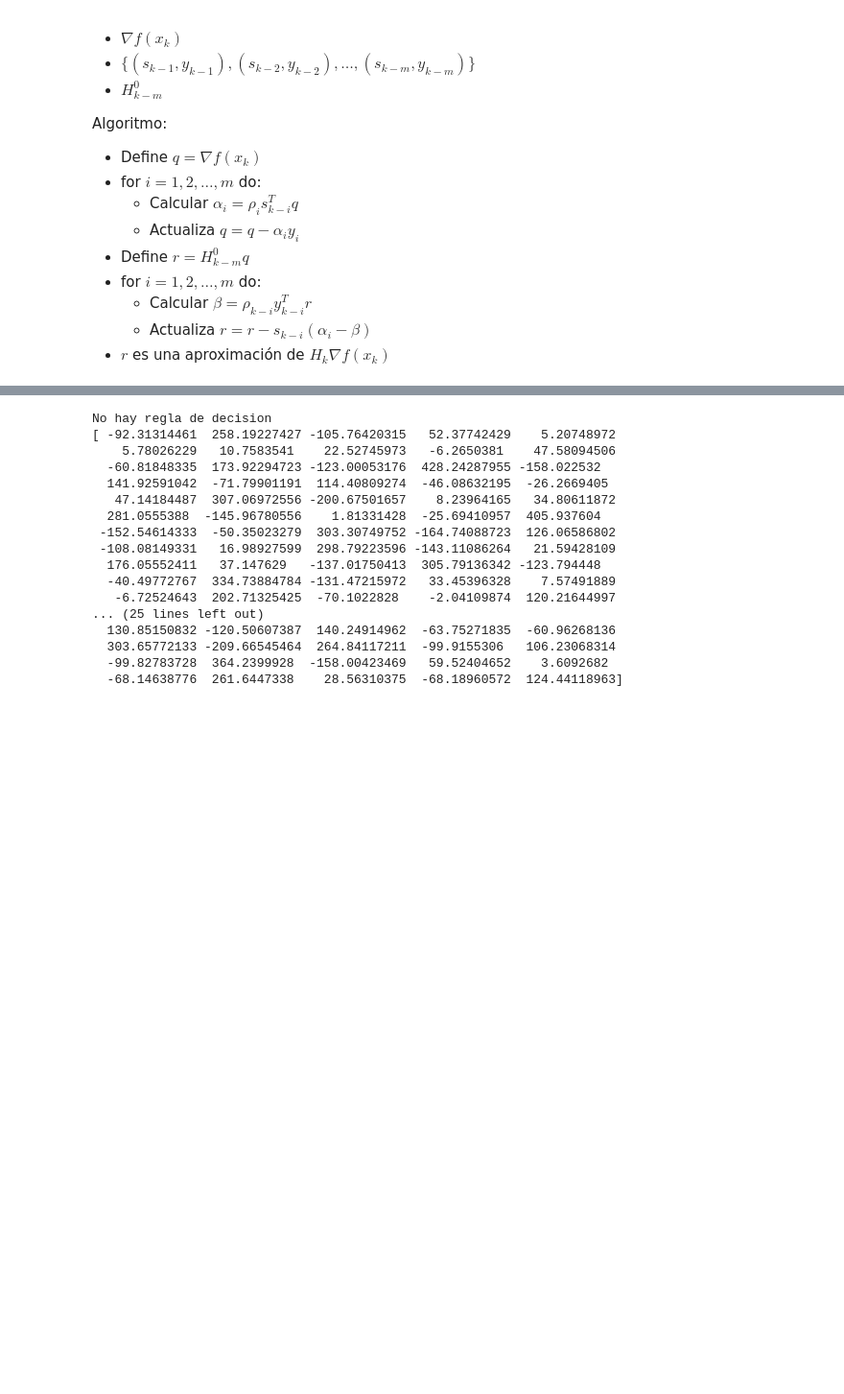
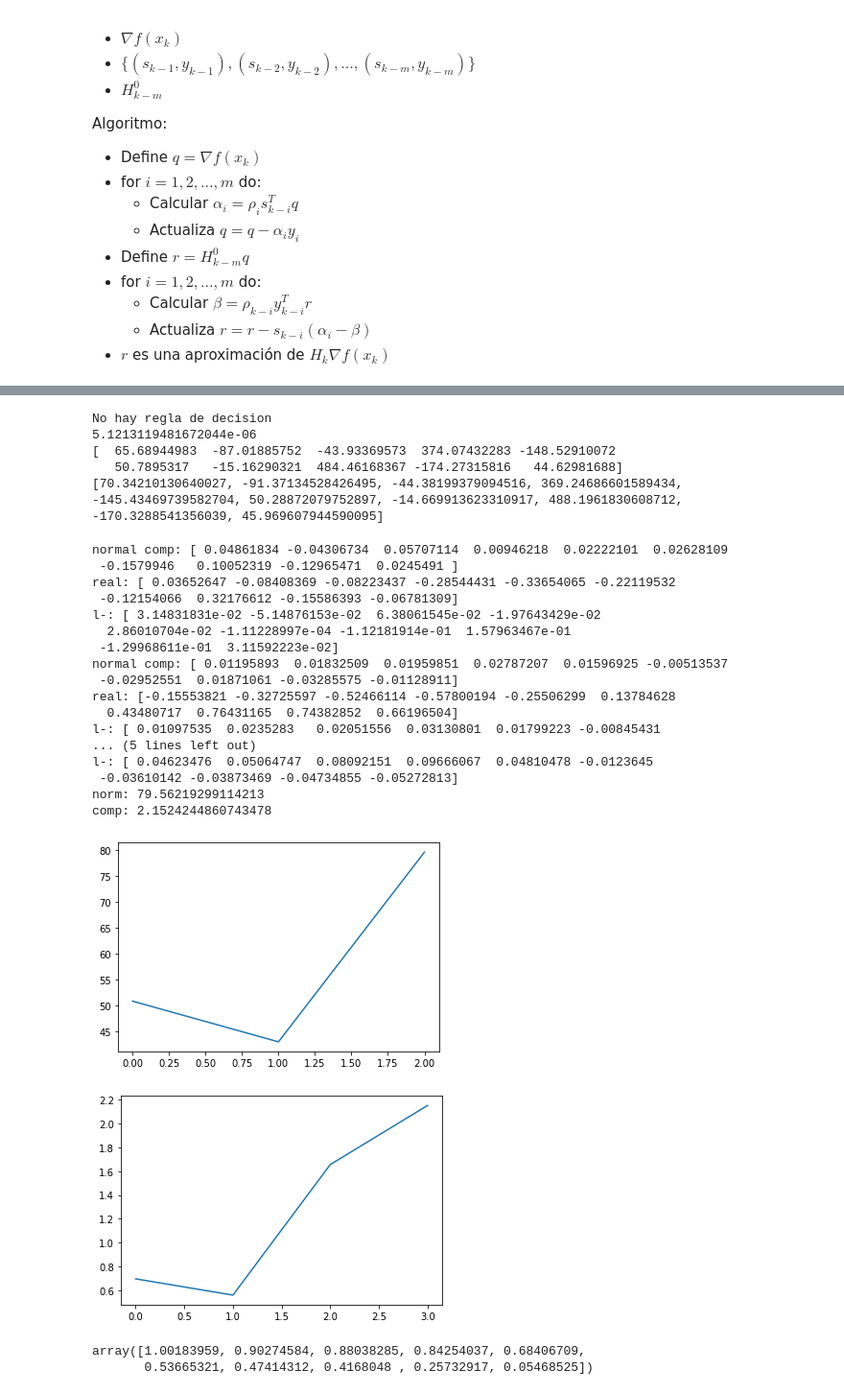
Before and after one commit to JairEsc/Mat_Apl, a Jupyter notebook: Opt_Proyecto_derivative_free.ipynb, the cells around one changed output, grey strips where cells are left out. Shown at 96% size. Saved outputs shown, nothing was run; the diff lists cells and outputs as text; code cells hidden in the pictures; blank space fills up the shorter version.

```diff
--- a/Opt_Proyecto_derivative_free.ipynb
+++ b/Opt_Proyecto_derivative_free.ipynb
@@ -151,10 +151,0 @@ def rutina_h(f,p,m,x_0):#Calcula h a partir de una direccion dada, con m+1 punto
-# %%
-def Rosembrok(X):#X es un vector.
-    return (np.sum(100*(X[1:]-X[:-1]**2)**2+(1-X[:-1])**2)+10**(-3)*np.random.uniform(0,1))#Ruido
-def Rosembrok_grad(X):
-    n=len(X)
-    grad=np.zeros(n)
-    grad[1:-1]=-400*X[1:-1]*(X[2:]-X[1:-1]**2)+200*(X[1:-1]-X[:-2]**2)-2*(1-X[1:-1])
-    grad[0]=-400*X[0]*(X[1]-X[0]**2)-2*(1-X[0])
-    grad[-1]=200*(X[-1]-X[-2]**2)
-    return grad
@@ -161,31 +184,21 @@ def Rosembrok_grad(X):
 # %%
 #Muestra de la estimacion del gradiente con Forward difference.
-np.random.seed(1)
-x_k=np.random.uniform(0,1,size=100)
+n=10
+x_k=np.random.uniform(0,1,size=n)
 p=np.eye(1,len(x_k),np.random.randint(0,len(x_k)))
-h=rutina_h(f=Rosembrok,p=p,m=6,x_0=x_k)
+e_f,h=rutina_h(f=Rosembrok,p=p,m=6,x_0=x_k)
+print(h)
 print(Rosembrok_grad(x_k))
-print(scipy.optimize.approx_fprime(xk=x_k,f=Rosembrok,epsilon=np.sqrt(9.951112928237689e-05)))
+print(Rosembrok_grad_real(x_k))
+#------------------------------------------------------
 # %% [output]
 No hay regla de decision
-[ -92.31314461  258.19227427 -105.76420315   52.37742429    5.20748972
-    5.78026229   10.7583541    22.52745973   -6.2650381    47.58094506
-  -60.81848335  173.92294723 -123.00053176  428.24287955 -158.022532
-  141.92591042  -71.79901191  114.40809274  -46.08632195  -26.2669405
-   47.14184487  307.06972556 -200.67501657    8.23964165   34.80611872
-  281.0555388  -145.96780556    1.81331428  -25.69410957  405.937604
- -152.54614333  -50.35023279  303.30749752 -164.74088723  126.06586802
- -108.08149331   16.98927599  298.79223596 -143.11086264   21.59428109
-  176.05552411   37.147629   -137.01750413  305.79136342 -123.794448
-  -40.49772767  334.73884784 -131.47215972   33.45396328    7.57491889
-   -6.72524643  202.71325425  -70.1022828    -2.04109874  120.21644997
-... (25 lines left out)
-  130.85150832 -120.50607387  140.24914962  -63.75271835  -60.96268136
-  303.65772133 -209.66545464  264.84117211  -99.9155306   106.23068314
-  -99.82783728  364.2399928  -158.00423469   59.52404652    3.6092682
-  -68.14638776  261.6447338    28.56310375  -68.18960572  124.44118963]
+5.1213119481672044e-06
+[  65.68944983  -87.01885752  -43.93369573  374.07432283 -148.52910072
+   50.7895317   -15.16290321  484.46168367 -174.27315816   44.62981688]
+[70.34210130640027, -91.37134528426495, -44.38199379094516, 369.24686601589434, -145.43469739582704, 50.28872079752897, -14.669913623310917, 488.1961830608712, -170.3288541356039, 45.969607944590095]
 # %%
-def relaxed_Wolfe(x_k,f,fprime,d,e_f,c_1=0.001,c_2=0.9,max_iter=10**4):##Intenté usar scipy.line_search(), pero Strong Wolfe son dificiles de satisfacerse
+def relaxed_Armijo(x_k,f,fprime,d,e_f,c_1=0.001,c_2=0.9,max_iter=10**2):##Intenté usar scipy.line_search(), pero Strong Wolfe son dificiles de satisfacerse
     #Metodo visto en clase.
     iter=0
     alpha_0=1
@@ -194,11 +207,13 @@ def relaxed_Wolfe(x_k,f,fprime,d,e_f,c_1=0.001,c_2=0.9,max_iter=10**4):##Intent
     f_k=f(x_k)
     beta=np.inf
     alpha_i=alpha_0
+    alpha_wolfe=0
     for i in range(max_iter):
-        if(f(x_k+alpha_i*d)>f_k+c_1*alpha_i*np.dot(grad_f_k,d)+2*e_f):#Aqui esta la condicion relajada, dado e_f estimacion del error estandar.l
+        if(f(x_k+alpha_i*d)>f_k+c_1*alpha_i*np.dot(grad_f_k,d)+2*e_f):#Aqui esta la condicion relajada, dado e_f estimacion del error estandar.
             beta=alpha_i
             alpha_i=0.5*(alpha+beta)
         else:
+            alpha_armijo=alpha_i
             if(np.dot(fprime(x_k+alpha_i*d),d)<c_2*np.dot(grad_f_k,d)):
                 alpha=alpha_i
                 if(beta==np.inf):
@@ -206,5 +221,5 @@ def relaxed_Wolfe(x_k,f,fprime,d,e_f,c_1=0.001,c_2=0.9,max_iter=10**4):##Intent
                 else:
                     0.5*(alpha+beta)
             else:
-                break
-    return alpha_i
+                return alpha_i
+    return alpha_armijo
@@ -211,3 +302,28 @@ def relaxed_Wolfe(x_k,f,fprime,d,e_f,c_1=0.001,c_2=0.9,max_iter=10**4):##Intent
+# %%
+x_0=np.random.uniform(0,1,size=n)
+ros_chiquito(f=Rosembrok,x_0=x_0,tol_g=10**(-4),max_iter=3)
+# %% [output]
+normal comp: [ 0.04861834 -0.04306734  0.05707114  0.00946218  0.02222101  0.02628109
+ -0.1579946   0.10052319 -0.12965471  0.0245491 ]
+real: [ 0.03652647 -0.08408369 -0.08223437 -0.28544431 -0.33654065 -0.22119532
+ -0.12154066  0.32176612 -0.15586393 -0.06781309]
+l-: [ 3.14831831e-02 -5.14876153e-02  6.38061545e-02 -1.97643429e-02
+  2.86010704e-02 -1.11228997e-04 -1.12181914e-01  1.57963467e-01
+ -1.29968611e-01  3.11592223e-02]
+normal comp: [ 0.01195893  0.01832509  0.01959851  0.02787207  0.01596925 -0.00513537
+ -0.02952551  0.01871061 -0.03285575 -0.01128911]
+real: [-0.15553821 -0.32725597 -0.52466114 -0.57800194 -0.25506299  0.13784628
+  0.43480717  0.76431165  0.74382852  0.66196504]
+l-: [ 0.01097535  0.0235283   0.02051556  0.03130801  0.01799223 -0.00845431
+... (5 lines left out)
+l-: [ 0.04623476  0.05064747  0.08092151  0.09666067  0.04810478 -0.0123645
+ -0.03610142 -0.03873469 -0.04734855 -0.05272813]
+norm: 79.56219299114213
+comp: 2.1524244860743478
+[figure, added]
+[figure, added]
+array([1.00183959, 0.90274584, 0.88038285, 0.84254037, 0.68406709,
+       0.53665321, 0.47414312, 0.4168048 , 0.25732917, 0.05468525])
 # %%
 import matplotlib.pyplot as plt
 
```
Also changed, not shown: parts of 12 cells of this notebook.
